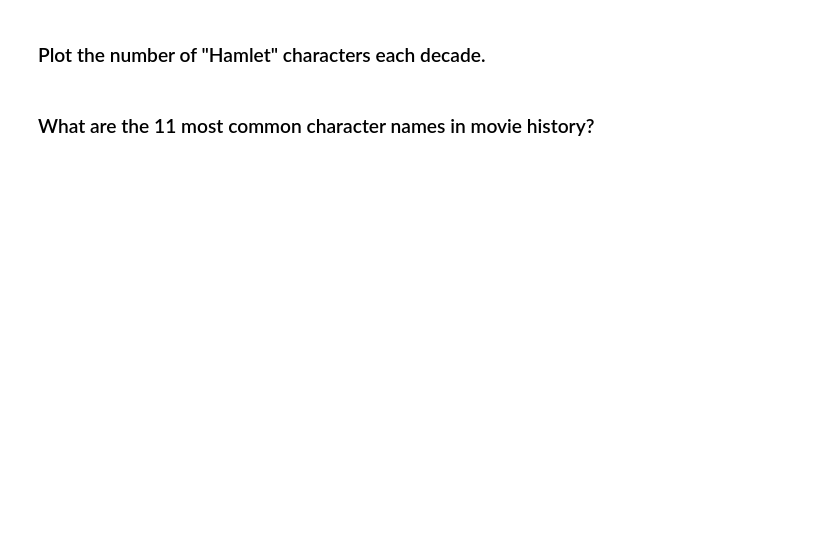
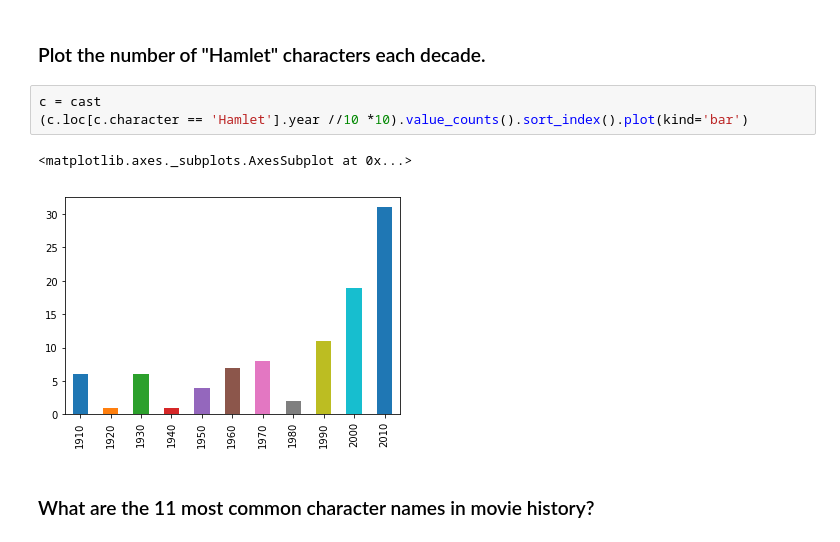
Before and after one commit to mmoscardini/pycon-pandas-tutorial, a Jupyter notebook: Exercises-2.ipynb, the cells around one changed output. Drawn from its saved outputs; the diff is of its cells as text; blank space fills up the shorter version.

```diff
--- a/Exercises-2.ipynb
+++ b/Exercises-2.ipynb
@@ -100,4 +114,10 @@ Name: year, dtype: int64
 # %% [markdown]
 ### Plot the number of "Hamlet" characters each decade.
+# %%
+c = cast
+(c.loc[c.character == 'Hamlet'].year //10 *10).value_counts().sort_index().plot(kind='bar')
+# %% [output]
+<matplotlib.axes._subplots.AxesSubplot at 0x...>
+[figure, added]
 # %% [markdown]
 ### What are the 11 most common character names in movie history?
```
Also changed, not shown: parts of 4 cells of this notebook.
